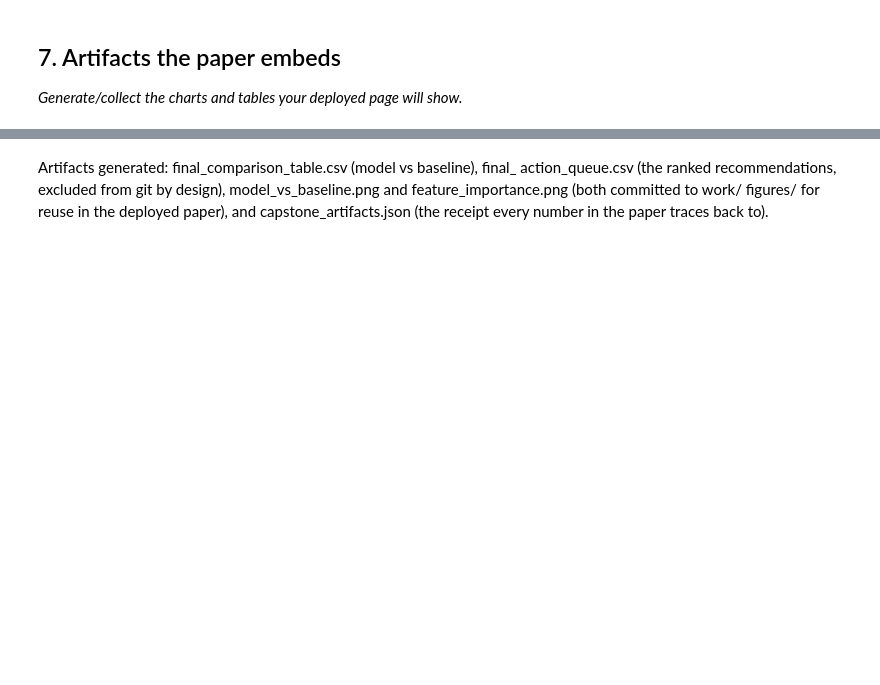
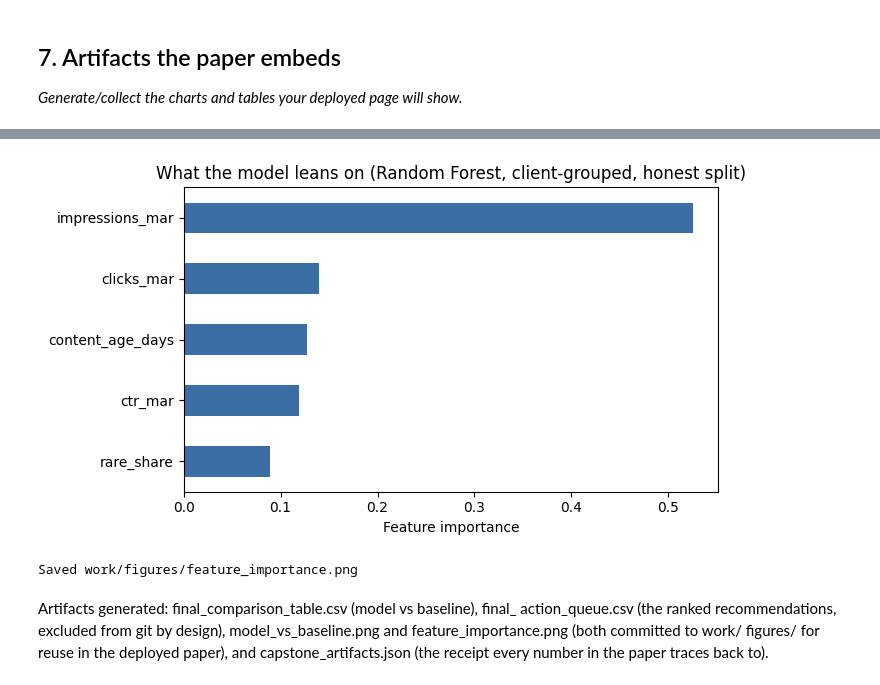
Before and after one commit to Yumna-Zafar/flyrank-ml-internship, a Jupyter notebook: work/notebooks/capstone.ipynb, the cells around one changed output, grey strips where cells are left out. Saved outputs shown, nothing was run; the diff lists cells and outputs as text; code cells hidden in the pictures; blank space fills up the shorter version.

```diff
--- a/work/notebooks/capstone.ipynb
+++ b/work/notebooks/capstone.ipynb
@@ -409,6 +409,19 @@ print(f"\nFINAL NUMBERS TO USE EVERYWHERE: model={honest_auc:.3f}, baseline={bas
 }
 
 FINAL NUMBERS TO USE EVERYWHERE: model=0.939, baseline=0.744
+# %%
+fig, ax = plt.subplots(figsize=(7, 4))
+importances = pd.Series(model.feature_importances_, index=feature_cols).sort_values()
+importances.plot(kind="barh", ax=ax, color="#3b6ea5")
+ax.set_xlabel("Feature importance")
+ax.set_title("What the model leans on (Random Forest, client-grouped, honest split)")
+plt.tight_layout()
+plt.savefig("work/figures/feature_importance.png", dpi=150)
+plt.show()
+print("Saved work/figures/feature_importance.png")
+# %% [output]
+[figure, added]
+Saved work/figures/feature_importance.png
 # %% [markdown]
 Artifacts generated: final_comparison_table.csv (model vs baseline), final_
 action_queue.csv (the ranked recommendations, excluded from git by design),
```
Also changed, not shown: parts of 2 cells of this notebook.
